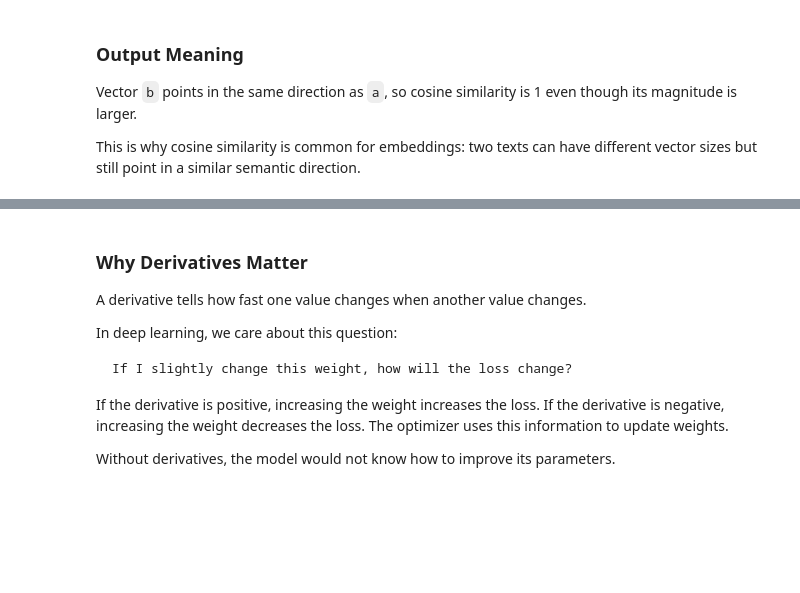
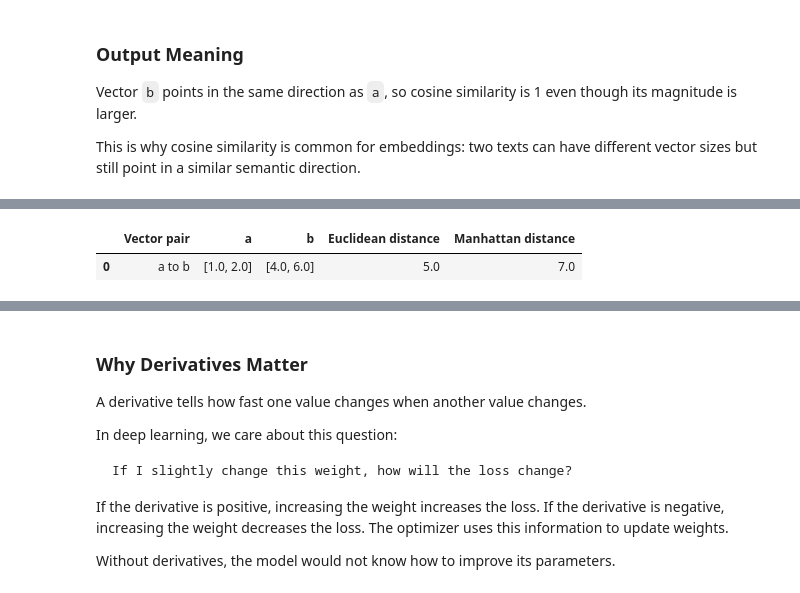
Before and after one commit to sidhu7777/Machine_Learning_Notes, a Jupyter notebook: deep_learning/modules/Module_02_Math_for_Deep_Learning.ipynb, the cells around one changed output, grey strips where cells are left out. Cells and saved outputs as stored; diff of their text form; code cells hidden in the pictures; blank space fills up the shorter version.

```diff
--- a/deep_learning/modules/Module_02_Math_for_Deep_Learning.ipynb
+++ b/deep_learning/modules/Module_02_Math_for_Deep_Learning.ipynb
@@ -787,0 +888,16 @@ This is why cosine similarity is common for embeddings: two texts can have diffe
+# %%
+a = np.array([1.0, 2.0])
+b = np.array([4.0, 6.0])
+euclidean = np.linalg.norm(a - b, ord=2)
+manhattan = np.linalg.norm(a - b, ord=1)
+
+display(pd.DataFrame({
+    'Vector pair': ['a to b'],
+    'a': [a],
+    'b': [b],
+    'Euclidean distance': [euclidean],
+    'Manhattan distance': [manhattan]
+}).round(3))
+# %% [output]
+|  | Vector pair | a | b | Euclidean distance | Manhattan distance |
+| 0 | a to b | [1.0, 2.0] | [4.0, 6.0] | 5.0 | 7.0 |
```
Also changed, not shown: parts of 38 cells of this notebook.
